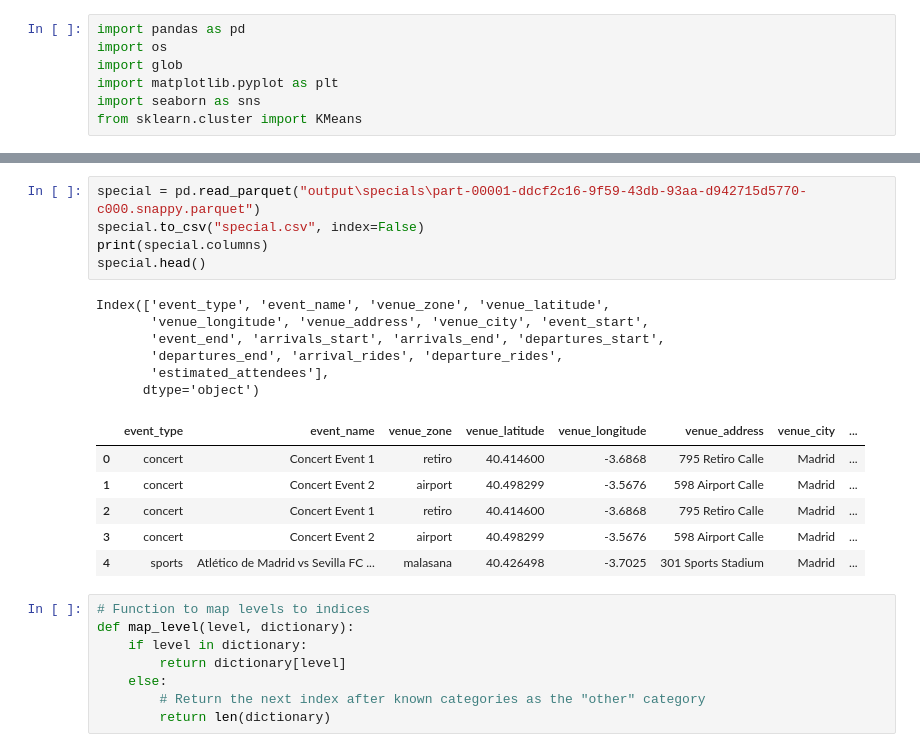
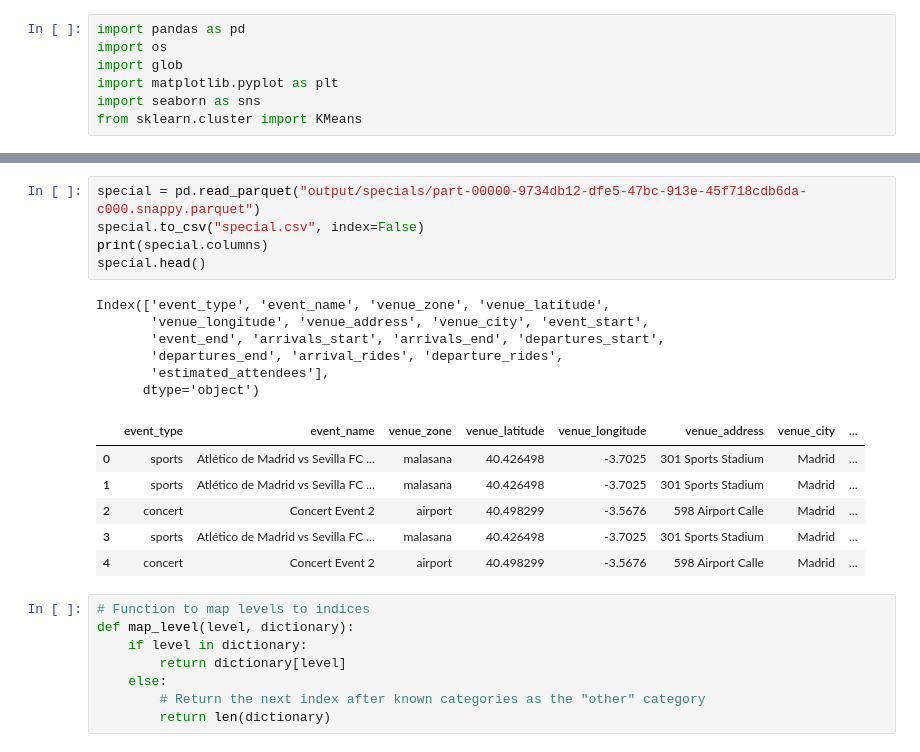
Before and after one commit to fabianVagnoni/Stream_Analytics_Projects, a Jupyter notebook: advance_anaylitics.ipynb, the cells around one changed output, grey strips where cells are left out. Saved outputs shown, nothing was run; the diff lists cells and outputs as text.

```diff
--- a/advance_anaylitics.ipynb
+++ b/advance_anaylitics.ipynb
@@ -36,21 +17,21 @@ Index(['event_id', 'ride_id', 'event_type', 'timestamp', 'user_id',
 # %%
-special = pd.read_parquet("output\specials\part-00001-ddcf2c16-9f59-43db-93aa-d942715d5770-c000.snappy.parquet")
+special = pd.read_parquet("output/specials/part-00000-9734db12-dfe5-47bc-913e-45f718cdb6da-c000.snappy.parquet")
 special.to_csv("special.csv", index=False)
 print(special.columns)
 special.head()
 # %% [output]
 Index(['event_type', 'event_name', 'venue_zone', 'venue_latitude',
        'venue_longitude', 'venue_address', 'venue_city', 'event_start',
        'event_end', 'arrivals_start', 'arrivals_end', 'departures_start',
        'departures_end', 'arrival_rides', 'departure_rides',
        'estimated_attendees'],
       dtype='object')
 |  | event_type | event_name | venue_zone | venue_latitude | venue_longitude | venue_address | venue_city | ... |
-| 0 | concert | Concert Event 1 | retiro | 40.414600 | -3.6868 | 795 Retiro Calle | Madrid | ... |
-| 1 | concert | Concert Event 2 | airport | 40.498299 | -3.5676 | 598 Airport Calle | Madrid | ... |
-| 2 | concert | Concert Event 1 | retiro | 40.414600 | -3.6868 | 795 Retiro Calle | Madrid | ... |
-| 3 | concert | Concert Event 2 | airport | 40.498299 | -3.5676 | 598 Airport Calle | Madrid | ... |
-| 4 | sports | Atlético de Madrid vs Sevilla FC ... | malasana | 40.426498 | -3.7025 | 301 Sports Stadium | Madrid | ... |
+| 0 | sports | Atlético de Madrid vs Sevilla FC ... | malasana | 40.426498 | -3.7025 | 301 Sports Stadium | Madrid | ... |
+| 1 | sports | Atlético de Madrid vs Sevilla FC ... | malasana | 40.426498 | -3.7025 | 301 Sports Stadium | Madrid | ... |
+| 2 | concert | Concert Event 2 | airport | 40.498299 | -3.5676 | 598 Airport Calle | Madrid | ... |
+| 3 | sports | Atlético de Madrid vs Sevilla FC ... | malasana | 40.426498 | -3.7025 | 301 Sports Stadium | Madrid | ... |
+| 4 | concert | Concert Event 2 | airport | 40.498299 | -3.5676 | 598 Airport Calle | Madrid | ... |
 # %%
 # Function to map levels to indices
 def map_level(level, dictionary):
```
Also changed, not shown: parts of 12 cells of this notebook, 3 other files.
